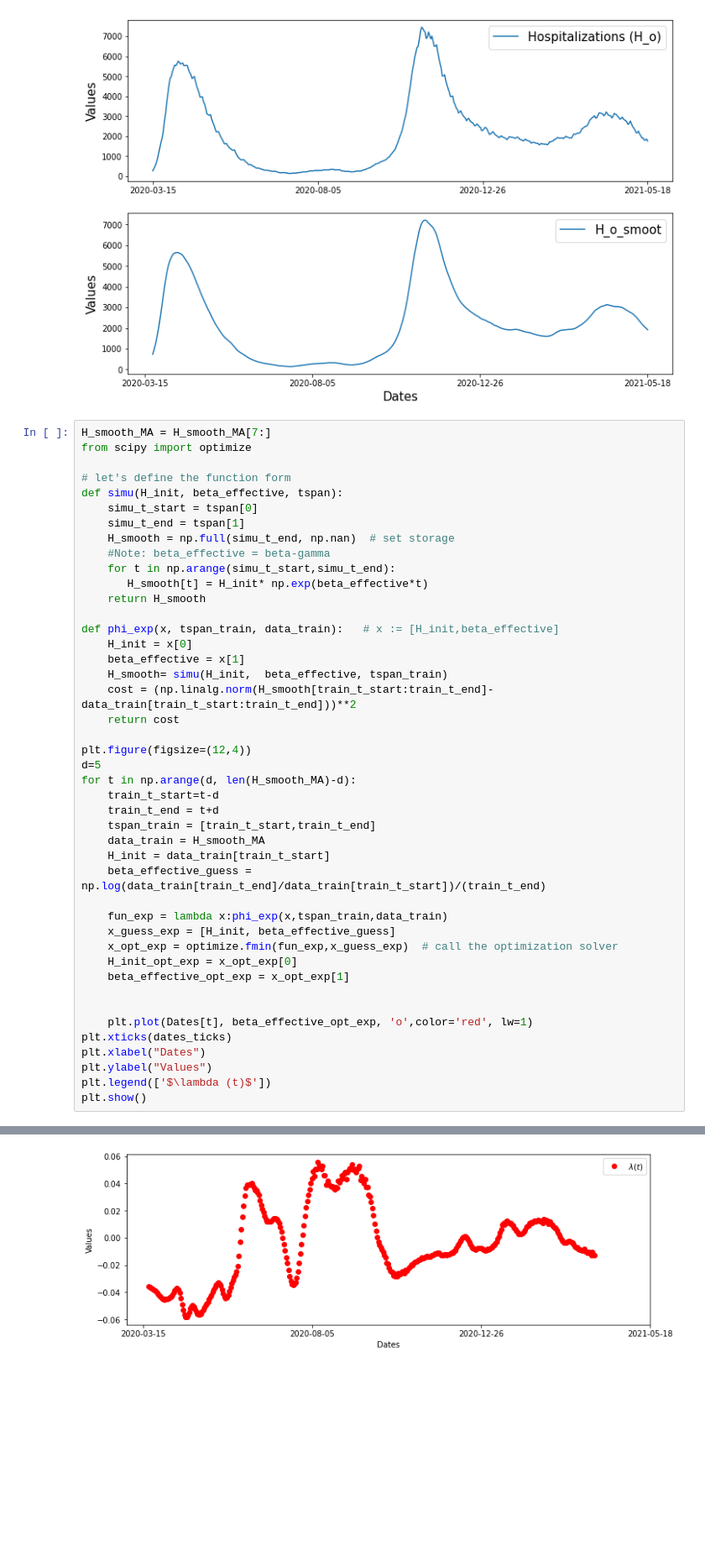
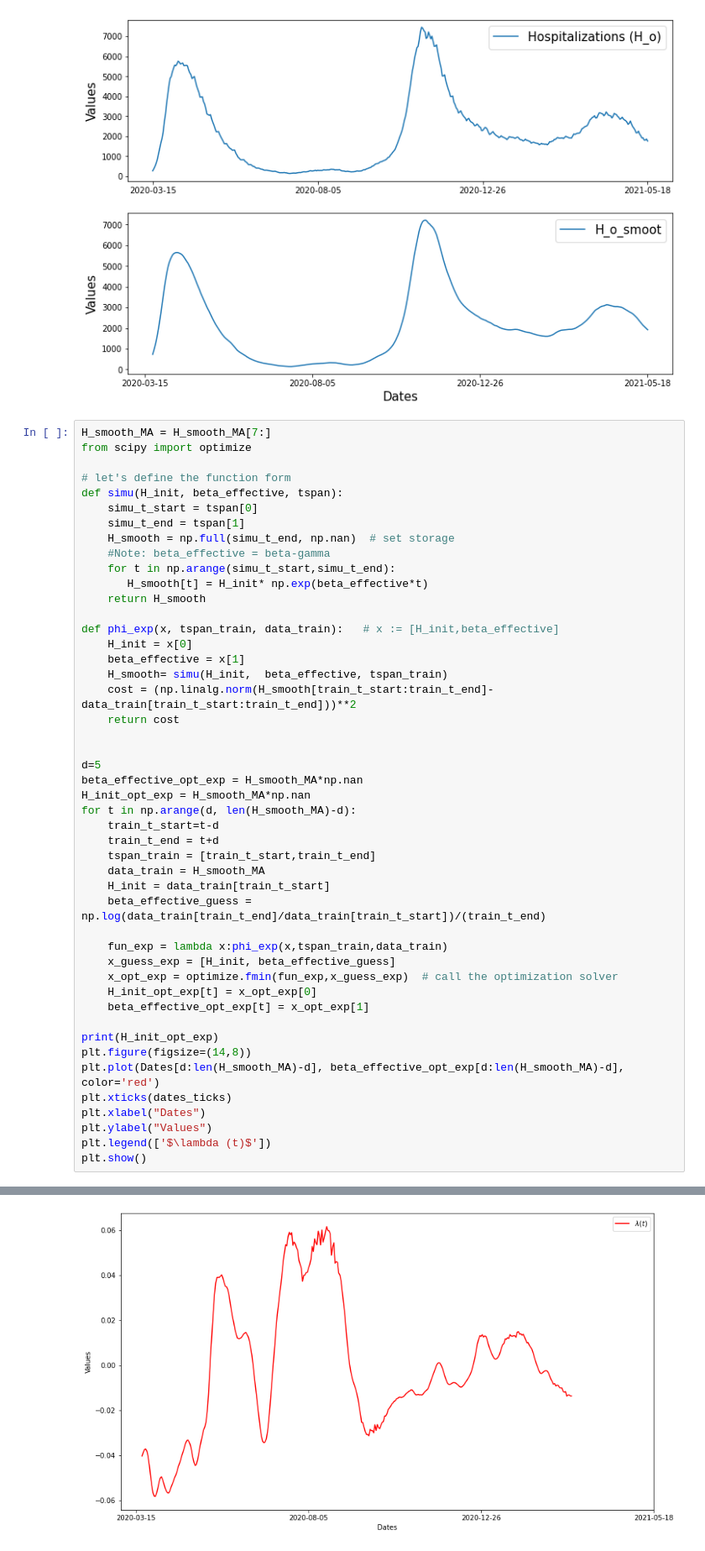
Before and after one commit to OD1992/Python-programs, a Jupyter notebook: Hospi_change_point.ipynb, the cells around one changed output, grey strips where cells are left out. Shown at 84% size. Cells and saved outputs as stored; diff of their text form; blank space fills up the shorter version.

```diff
--- a/Hospi_change_point.ipynb
+++ b/Hospi_change_point.ipynb
@@ -175,8 +175,10 @@ def phi_exp(x, tspan_train, data_train):   # x := [H_init,beta_effective]
     cost = (np.linalg.norm(H_smooth[train_t_start:train_t_end]-data_train[train_t_start:train_t_end]))**2
     return cost
 
-plt.figure(figsize=(12,4))
+
 d=5
+beta_effective_opt_exp = H_smooth_MA*np.nan
+H_init_opt_exp = H_smooth_MA*np.nan
 for t in np.arange(d, len(H_smooth_MA)-d):
     train_t_start=t-d
     train_t_end = t+d
@@ -188,11 +190,12 @@ for t in np.arange(d, len(H_smooth_MA)-d):
     fun_exp = lambda x:phi_exp(x,tspan_train,data_train)
     x_guess_exp = [H_init, beta_effective_guess]
     x_opt_exp = optimize.fmin(fun_exp,x_guess_exp)  # call the optimization solver
-    H_init_opt_exp = x_opt_exp[0]
-    beta_effective_opt_exp = x_opt_exp[1]
+    H_init_opt_exp[t] = x_opt_exp[0]
+    beta_effective_opt_exp[t] = x_opt_exp[1]
 
-
-    plt.plot(Dates[t], beta_effective_opt_exp, 'o',color='red', lw=1)
+print(H_init_opt_exp)
+plt.figure(figsize=(14,8))
+plt.plot(Dates[d:len(H_smooth_MA)-d], beta_effective_opt_exp[d:len(H_smooth_MA)-d], color='red')
 plt.xticks(dates_ticks)
 plt.xlabel("Dates")
 plt.ylabel("Values")
@@ -219,4 +222,4 @@ Warning: Maximum number of function evaluations has been exceeded.
-[figure, old version]
+[figure, new version]
 # %%
 
 H = H_smooth_MA*np.nan
```
Also changed, not shown: parts of 4 cells of this notebook.
